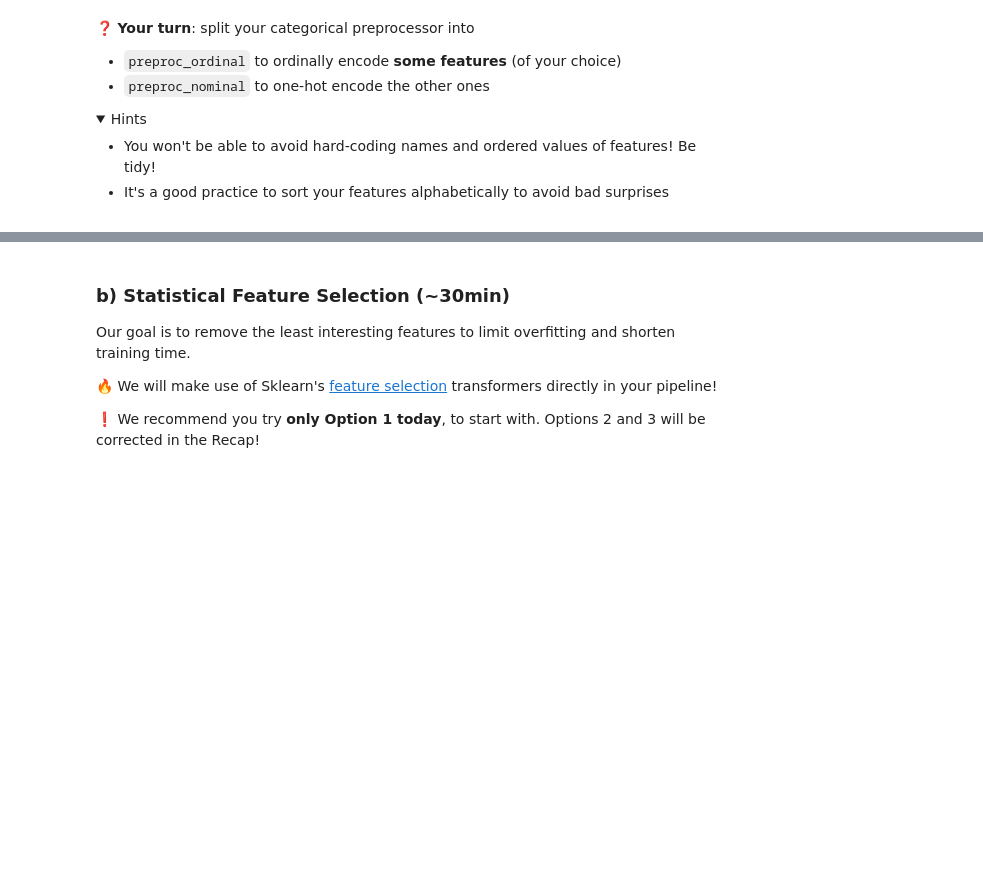
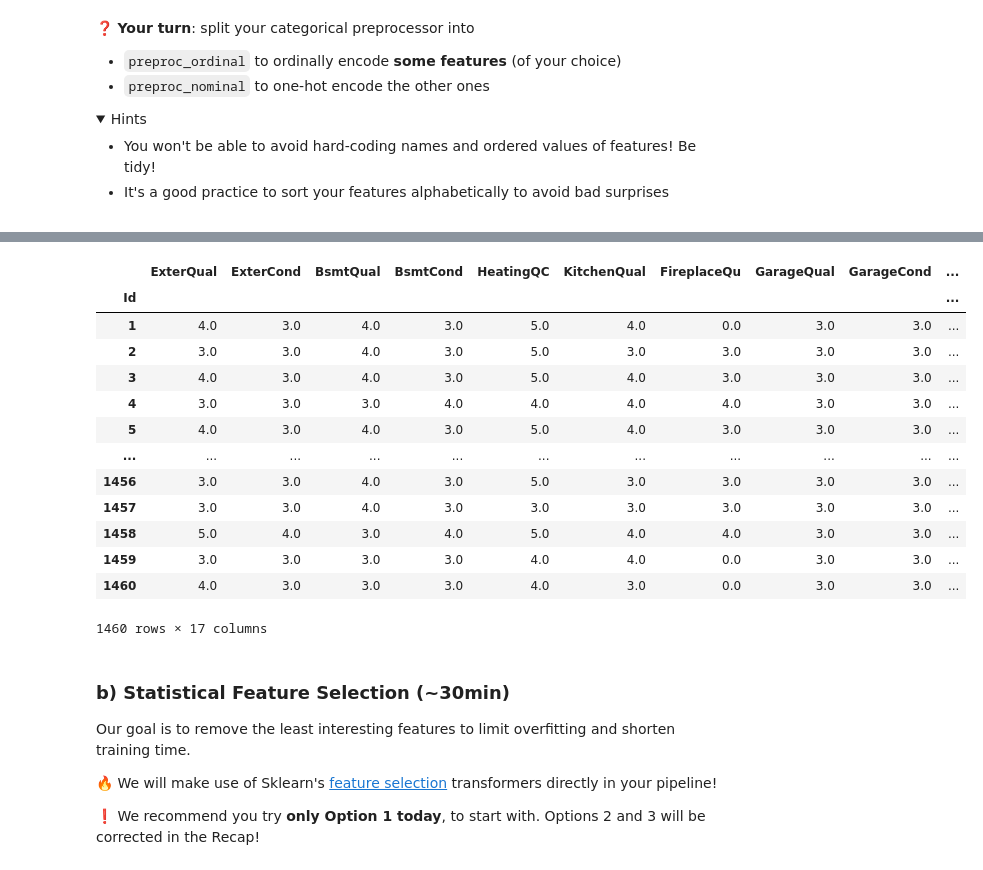
Before and after one commit to syanrys/data-houses-kaggle-competition, a Jupyter notebook: houses_kaggle_competition.ipynb, the cells around one changed output, grey strips where cells are left out. Saved outputs shown, nothing was run; the diff lists cells and outputs as text; code cells hidden in the pictures; folded sections open; blank space fills up the shorter version.

```diff
--- a/houses_kaggle_competition.ipynb
+++ b/houses_kaggle_competition.ipynb
@@ -322,3 +499,37 @@ encoder.transform([
+# %%
+categories = (
+    [feature_quality_sorted] * len(feature_quality) +
+    [feature_type_sorted] * len(feature_type) +
+    [feature_privacy_sorted] * len(feature_privacy) +
+    [feature_finish_sorted] * len(feature_finish) +
+    [feature_slope_sorted] * len(feature_slope) +
+    [feature_exposure_sorted] * len(feature_exposure) +
+    [feature_electrical_sorted] * len(feature_electrical)
+)
+
+ordinal_encoder = OrdinalEncoder(
+    categories=categories,
+    handle_unknown="use_encoded_value",
+    unknown_value=-1
+).set_output(transform="pandas")
+
+X_encoded = ordinal_encoder.fit_transform(X[feat_ordinal].fillna('NA'))
+X_encoded
+# %% [output]
+|  | ExterQual | ExterCond | BsmtQual | BsmtCond | HeatingQC | KitchenQual | FireplaceQu | GarageQual | GarageCond | ... |
+| Id |  |  |  |  |  |  |  |  |  | ... |
+| 1 | 4.0 | 3.0 | 4.0 | 3.0 | 5.0 | 4.0 | 0.0 | 3.0 | 3.0 | ... |
+| 2 | 3.0 | 3.0 | 4.0 | 3.0 | 5.0 | 3.0 | 3.0 | 3.0 | 3.0 | ... |
+| 3 | 4.0 | 3.0 | 4.0 | 3.0 | 5.0 | 4.0 | 3.0 | 3.0 | 3.0 | ... |
+| 4 | 3.0 | 3.0 | 3.0 | 4.0 | 4.0 | 4.0 | 4.0 | 3.0 | 3.0 | ... |
+| 5 | 4.0 | 3.0 | 4.0 | 3.0 | 5.0 | 4.0 | 3.0 | 3.0 | 3.0 | ... |
+| ... | ... | ... | ... | ... | ... | ... | ... | ... | ... | ... |
+| 1456 | 3.0 | 3.0 | 4.0 | 3.0 | 5.0 | 3.0 | 3.0 | 3.0 | 3.0 | ... |
+| 1457 | 3.0 | 3.0 | 4.0 | 3.0 | 3.0 | 3.0 | 3.0 | 3.0 | 3.0 | ... |
+| 1458 | 5.0 | 4.0 | 3.0 | 4.0 | 5.0 | 4.0 | 4.0 | 3.0 | 3.0 | ... |
+| 1459 | 3.0 | 3.0 | 3.0 | 3.0 | 4.0 | 4.0 | 0.0 | 3.0 | 3.0 | ... |
+| 1460 | 4.0 | 3.0 | 3.0 | 3.0 | 4.0 | 3.0 | 0.0 | 3.0 | 3.0 | ... |
+1460 rows × 17 columns
 # %% [markdown]
 ### b) Statistical Feature Selection (~30min)
 
```
Also changed, not shown: parts of 65 cells of this notebook.
